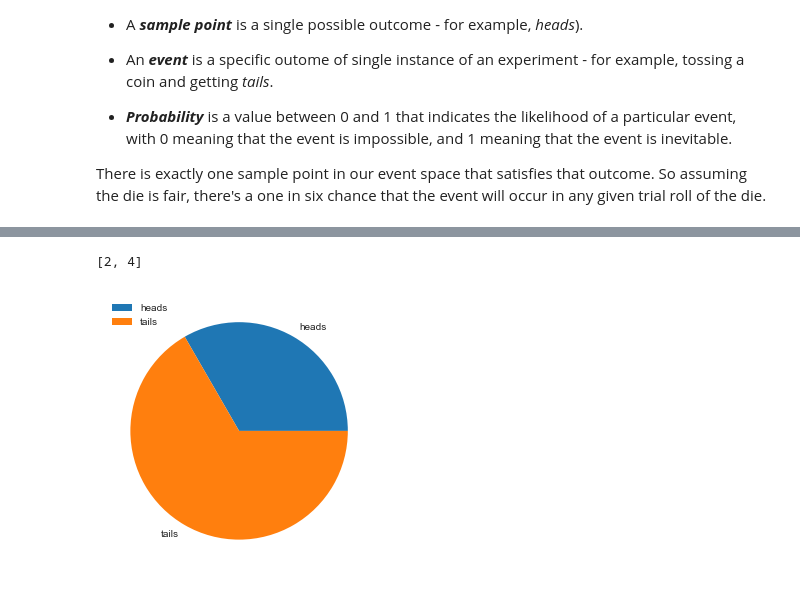
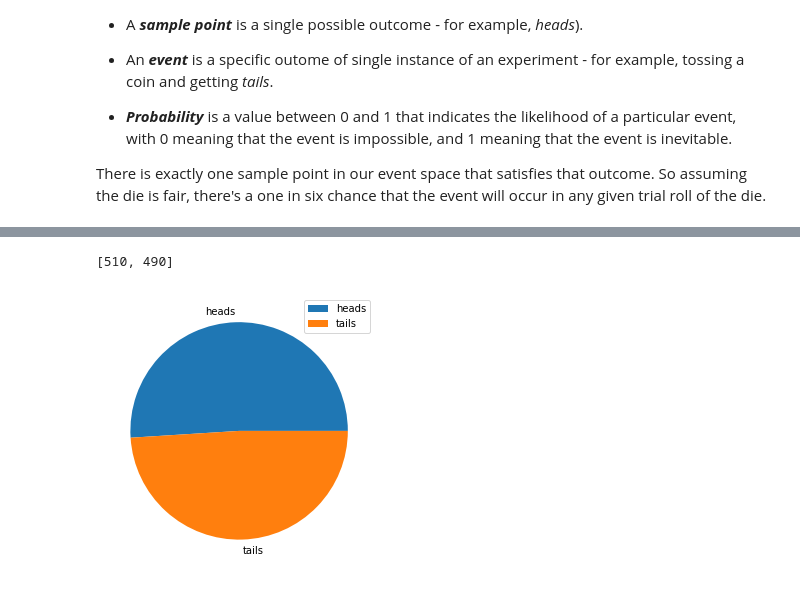
Before and after one commit to yogeshmpandey/M4DT, a Jupyter notebook: Statistics_and_Probability/Statistics_and_Probability.ipynb, the cells around one changed output, grey strips where cells are left out. Drawn from its saved outputs; the diff is of its cells as text; code cells hidden in the pictures.

```diff
--- a/Statistics_and_Probability/Statistics_and_Probability.ipynb
+++ b/Statistics_and_Probability/Statistics_and_Probability.ipynb
@@ -14,6 +19,5 @@ Lets watch this video to understand more.
 # %%
 import matplotlib.pyplot as plt
-plt.style.use('seaborn-whitegrid')
 import pandas as pd
 from sklearn.datasets import load_iris
 iris = load_iris()
@@ -126,26 +138,26 @@ There is exactly one sample point in our event space that satisfies that outcome
 # %%
 import random
 from matplotlib import pyplot as plt
 
 heads_tails = [0,0]
 
-# loop through 10000 trials
-trials = 6
+# loop through trials
+trials = 1000
 trial = 0
 while trial < trials:
     trial = trial + 1
     # Get a random 0 or 1
     toss = random.randint(0,1)
     # Increment the list element corresponding to the toss result
     heads_tails[toss] = heads_tails[toss] + 1
 
 print (heads_tails)
 
 # Show a pie chart of the results
 plt.figure(figsize=(5,5))
 plt.pie(heads_tails, labels=['heads', 'tails'])
 plt.legend()
 plt.show()
 # %% [output]
-[2, 4]
+[510, 490]
-[figure, old version]
+[figure, new version]
```
Also changed, not shown: parts of 3 cells of this notebook, 5 other files.
